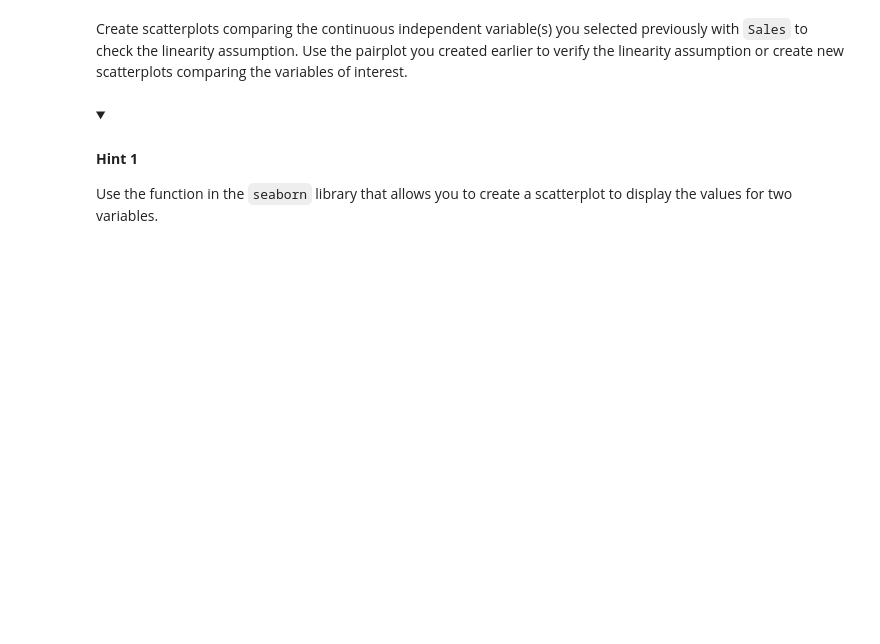
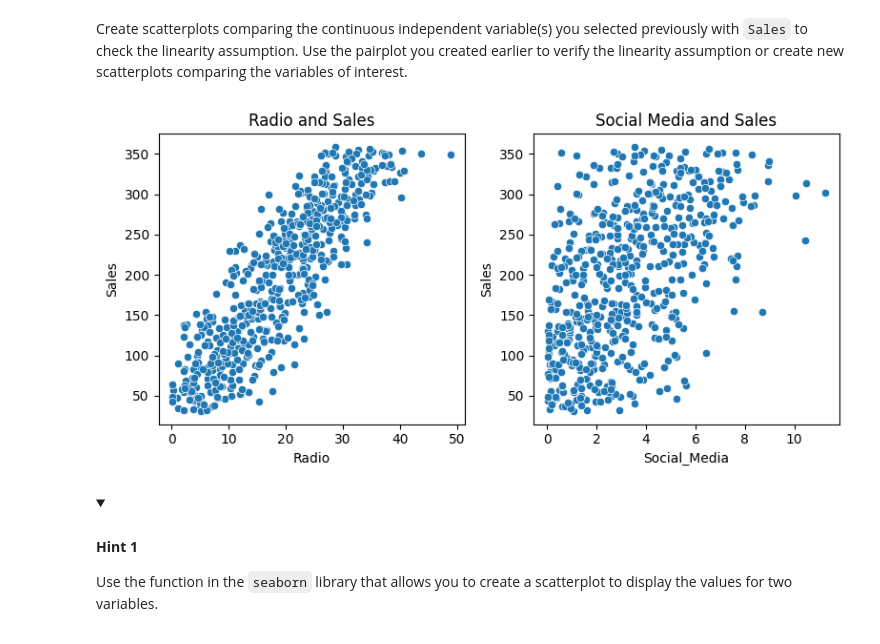
Before and after one commit to Cyberoctane29/Python-For-Data-Analysis, a Jupyter notebook: Course-5/Module_3/2_activity_perform_multiple_linear_regression.ipynb, the cells around one changed output. Cells and saved outputs as stored; diff of their text form; code cells hidden in the pictures; folded sections open; blank space fills up the shorter version.

```diff
--- a/Course-5/Module_3/2_activity_perform_multiple_linear_regression.ipynb
+++ b/Course-5/Module_3/2_activity_perform_multiple_linear_regression.ipynb
@@ -358,3 +354,20 @@ Create scatterplots comparing the continuous independent variable(s) you selecte
+# %%
+# Create a scatterplot for each independent variable and the dependent variable.
+
+fig, axes = plt.subplots(1, 2, figsize=(8, 4))
+
+# Scatter plot for Radio vs. Sales
+sns.scatterplot(x=data['Radio'], y=data['Sales'], ax=axes[0])
+axes[0].set_title("Radio and Sales")
+
+# Scatter plot for Social Media vs. Sales
+sns.scatterplot(x=data['Social_Media'], y=data['Sales'], ax=axes[1])
+axes[1].set_title("Social Media and Sales")
+
+plt.tight_layout()
+plt.show()
+# %% [output]
+[figure, added]
 # %% [markdown]
 <details>
 <summary><h4><strong>Hint 1</strong></h4></summary>
```
Also changed, not shown: parts of 19 cells of this notebook.
